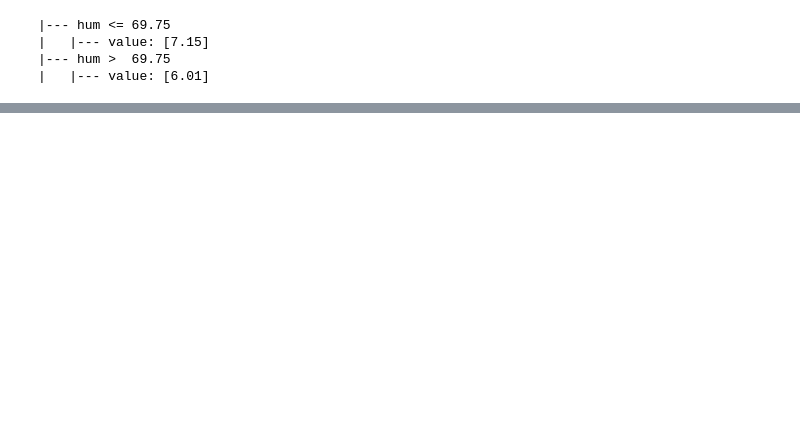
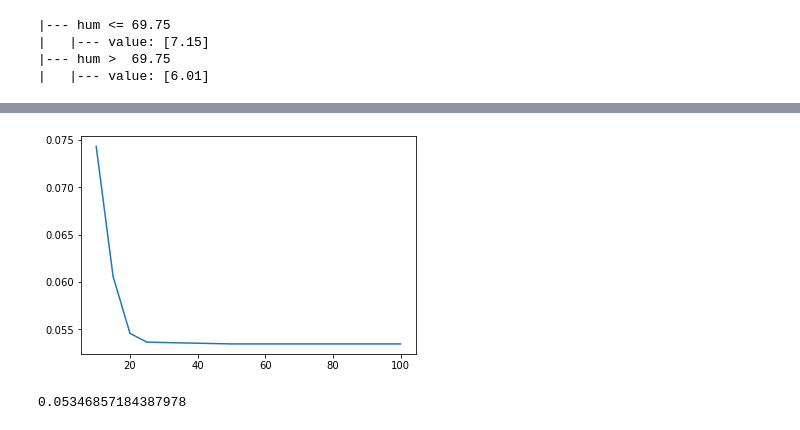
Before and after one commit to KenWuqianghao/ML-Zoomcamp-Midterm-Project, a Jupyter notebook: notebook.ipynb, the cells around one changed output, grey strips where cells are left out. Saved outputs shown, nothing was run; the diff lists cells and outputs as text; code cells hidden in the pictures; blank space fills up the shorter version.

```diff
--- a/notebook.ipynb
+++ b/notebook.ipynb
@@ -98,0 +106,25 @@ print(export_text(dt, feature_names=dv.get_feature_names()))
+# %%
+from sklearn.ensemble import RandomForestRegressor
+scores = []
+depths = [10, 15, 20, 25, 50, 100]
+n = 100
+
+for d in depths:
+    rf = RandomForestRegressor(n_estimators = n, max_depth = d, random_state = 1, n_jobs = -1)
+    rf.fit(X_train, y_train)
+    y_pred = rf.predict(X_val)
+    score = rmse(y_val, y_pred)
+    scores.append((d,score))
+# %%
+df_scores = pd.DataFrame(scores, columns=['max_depth', 'rmse'])
+plt.plot(df_scores.max_depth, df_scores.rmse)
+d = 100
+# %% [output]
+[figure, added]
+# %%
+rf = RandomForestRegressor(n_estimators = n, max_depth = d, random_state = 1, n_jobs = -1)
+rf.fit(X_train, y_train)
+y_pred = rf.predict(X_val)
+print(rmse(y_val, y_pred))
+# %% [output]
+0.05346857184387978
```
Also changed, not shown: parts of 11 cells of this notebook, 7 other files.
